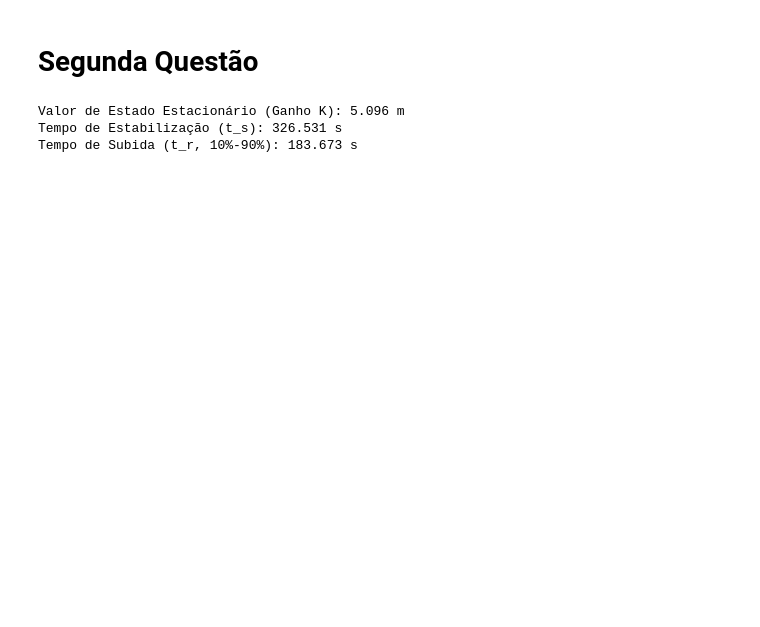
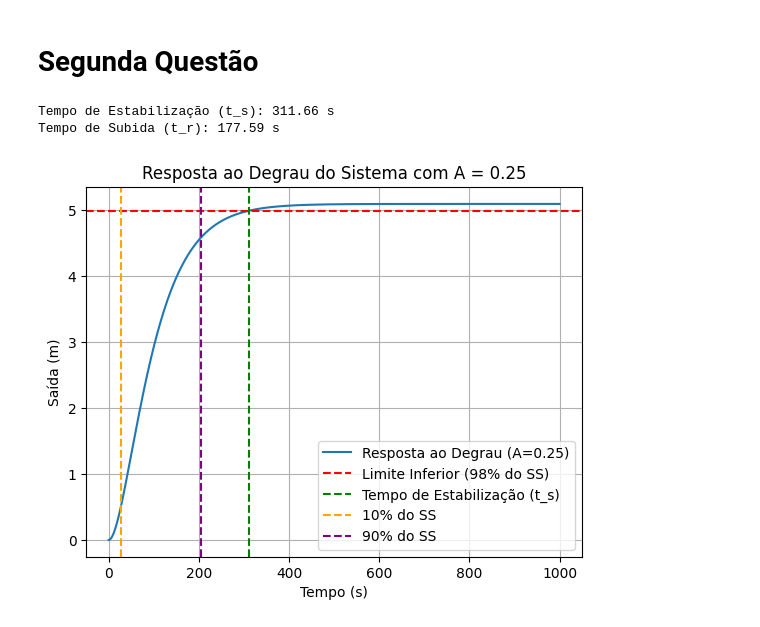
Before and after one commit to Daviipontes/ProjectWork-, a Jupyter notebook: CodigosTask2/task2.ipynb, the cells around one changed output. Saved outputs shown, nothing was run; the diff lists cells and outputs as text; code cells hidden in the pictures; blank space fills up the shorter version.

```diff
--- a/CodigosTask2/task2.ipynb
+++ b/CodigosTask2/task2.ipynb
@@ -32,21 +44,38 @@ Valor da saída no estado estacionário (A=0.25): 5.097
 # Segunda Questão
 # %%
 # Para um degrau com amplitude de 0.25 m, calculamos o ganho K do sistema.
-ganho = 0.25* num / den[2]
-print(f"Valor de Estado Estacionário (Ganho K): {ganho:.3f} m")
+y_ss = y[-1]
 
-t, y = ct.step_response(sys * 0.25, T=np.linspace(0, 1000))
+# Tempo de Estabilização (t_s)
+limite_inferior = y_ss * 0.98
+t_s = t[np.where(y >= limite_inferior)[0][0]]
 
-limite_inferior = y[-1] * 0.98
-tempo_estabilizacao = t[np.where(y >= limite_inferior)[0][0]]
-print(f"Tempo de Estabilização (t_s): {tempo_estabilizacao:.3f} s")
+# Tempo de Subida (t_r)
+limite_t10 = y_ss * 0.1
+limite_t90 = y_ss * 0.9
+idx_10 = np.where(y >= limite_t10)[0][0]
+idx_90 = np.where(y >= limite_t90)[0][0]
+t_10 = t[idx_10]
+t_90 = t[idx_90]
+t_r = t_90 - t_10
 
-# Descobrimos o tempo de subida, que é o tempo necessário para a resposta do sistema ir de 10% a 90% do valor final.
-t_10 = t[np.where(y >= 0.1 * y[-1])[0][0]]
-t_90 = t[np.where(y >= 0.9 * y[-1])[0][0]]
-tempo_subida = t_90 - t_10
-print(f"Tempo de Subida (t_r, 10%-90%): {tempo_subida:.3f} s")
+# Print dos resultados
+print(f"Tempo de Estabilização (t_s): {t_s:.2f} s")
+print(f"Tempo de Subida (t_r): {t_r:.2f} s")
+
+# Plot do gráfico da resposta ao degrau com amplotude A = 0.25 e as características do sistema
+plt.plot(t, y, label='Resposta ao Degrau (A=0.25)')
+plt.axhline(y=limite_inferior, color='r', linestyle='--', label='Limite Inferior (98% do SS)')
+plt.axvline(x=t_s, color='g', linestyle='--', label='Tempo de Estabilização (t_s)')
+plt.axvline(x=t_10, color='orange', linestyle='--', label='10% do SS')
+plt.axvline(x=t_90, color='purple', linestyle='--', label='90% do SS')
+plt.title('Resposta ao Degrau do Sistema com A = 0.25')
+plt.xlabel('Tempo (s)')
+plt.ylabel('Saída (m)')
+plt.grid(True)
+plt.legend()
+plt.show()
 # %% [output]
-Valor de Estado Estacionário (Ganho K): 5.096 m
-Tempo de Estabilização (t_s): 326.531 s
-Tempo de Subida (t_r, 10%-90%): 183.673 s
+Tempo de Estabilização (t_s): 311.66 s
+Tempo de Subida (t_r): 177.59 s
+[figure, added]
```
Also changed, not shown: parts of 2 cells of this notebook, 2 other files.
